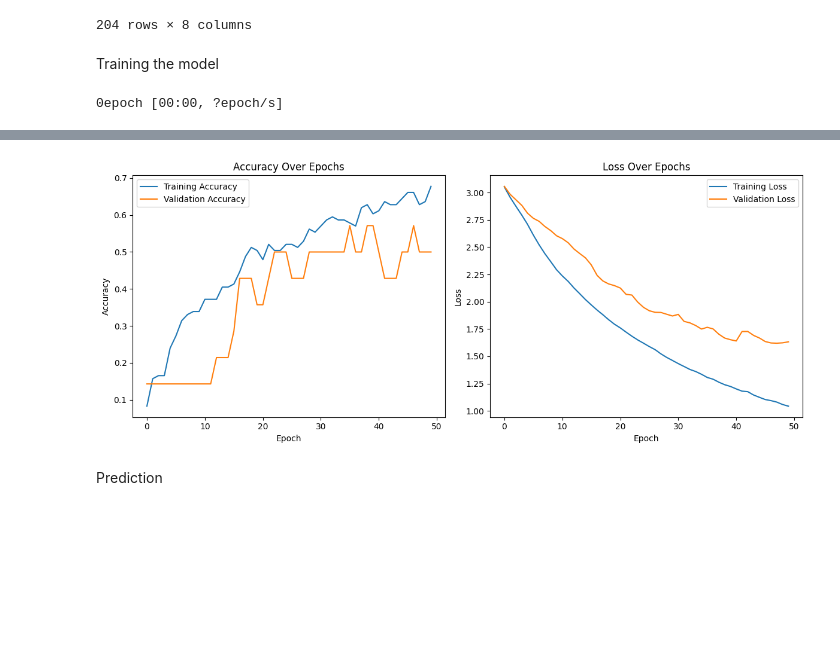
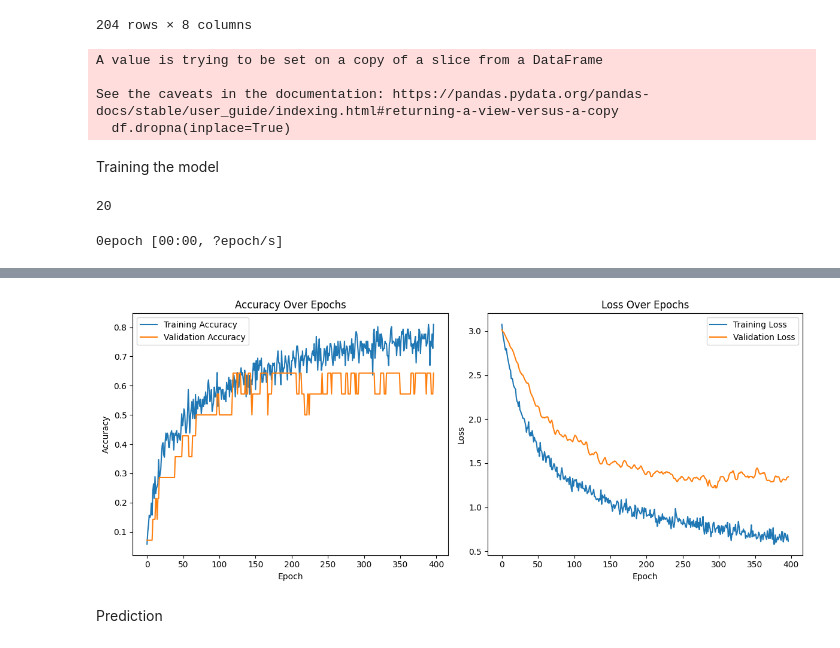
Before and after one commit to MaheeGamage/TIES4911-DL-for-dev, a Jupyter notebook: Demo/demo-2/demo-2.ipynb, the cells around one changed output, grey strips where cells are left out. Saved outputs shown, nothing was run; the diff lists cells and outputs as text; code cells hidden in the pictures; blank space fills up the shorter version.

```diff
--- a/Demo/demo-2/demo-2.ipynb
+++ b/Demo/demo-2/demo-2.ipynb
@@ -91,7 +91,8 @@ less_than_2_records = df.groupby('make')['make'].count()[df.groupby('make')['mak
 
 # Filter the DataFrame to exclude these makes
 filtered_df = df[~df['make'].isin(less_than_2_records)]
-filtered_df
+df = filtered_df
+df
 # %% [output]
 |  | make | body-style | wheel-base | engine-size | horsepower | peak-rpm | highway-mpg | price |
 | 0 | alfa-romero | convertible | 88.6 | 130 | 111.0 | 5000.0 | 27 | 13495.0 |
@@ -109,6 +110,11 @@ filtered_df
 # %%
 # Handle missing values
 df.dropna(inplace=True)
+# %% [output]
+A value is trying to be set on a copy of a slice from a DataFrame
+
+See the caveats in the documentation: https://pandas.pydata.org/pandas-docs/stable/user_guide/indexing.html#returning-a-view-versus-a-copy
+  df.dropna(inplace=True)
 # %%
 # Encode categorical variables
 
@@ -133,21 +139,41 @@ scaler = StandardScaler()
 X[numerical_features.columns] = scaler.fit_transform(numerical_features)
 
 # Split the data
-X_train, X_test, y_train, y_test = train_test_split(X, y, test_size=0.3, random_state=42)
+X_train, X_test, y_train, y_test = train_test_split(X, y, test_size=0.3, random_state=42, stratify=y)
 # %% [markdown]
 Training the model
+# %%
+y_train.shape[1]
+# %% [output]
+20
 # %%
 # Build the neural network model
-model = Sequential()
-model.add(Dense(64, input_dim=X_train.shape[1], activation='relu'))
-model.add(Dense(32, activation='relu'))
-model.add(Dense(y_train.shape[1], activation='softmax'))
+# model = Sequential()
+# model.add(Dense(128, input_dim=X_train.shape[1], activation='relu'))
+# model.add(Dense(64, activation='relu'))
+# model.add(Dense(32, activation='relu'))
+# model.add(Dense(y_train.shape[1], activation='softmax'))
+
+# Define the model
+model = Sequential([
+    Dense(64, activation="relu", input_shape=(X_train.shape[1],)),
+    Dropout(0.2),
+    Dense(32, activation="relu"),
+    Dropout(0.2),
+    Dense(y_train.shape[1], activation="softmax")  # Output layer for multiclass classification
+])
 
 # Compile the model
-model.compile(loss='categorical_crossentropy', optimizer='adam', metrics=['accuracy'])
+model.compile(loss='categorical_crossentropy', optimizer=Adam(learning_rate=0.001), metrics=['accuracy'])
+
+# Early stopping callback
+early_stopping = EarlyStopping(monitor="val_loss", patience=100, restore_best_weights=True)
+
+lr_scheduler = ReduceLROnPlateau(monitor='val_loss', factor=0.2, patience=10, min_lr=1e-4)
 
 # Train the model
-history = model.fit(X_train, y_train, epochs=50, batch_size=10, validation_split=0.1, callbacks=[TqdmCallback(verbose=1)], verbose=0)
+history = model.fit(X_train, y_train, epochs=1000, batch_size=20, validation_split=0.1,
+                    callbacks=[early_stopping, TqdmCallback(verbose=1)], verbose=0)
 
 # Evaluate the model
 test_loss, test_acc = model.evaluate(X_test, y_test, verbose=0)
@@ -184,4 +210,4 @@ Test Loss: 1.7917
-[figure, old version]
+[figure, new version]
 # %% [markdown]
 Prediction
 # %%
```
Also changed, not shown: parts of 2 cells of this notebook.
